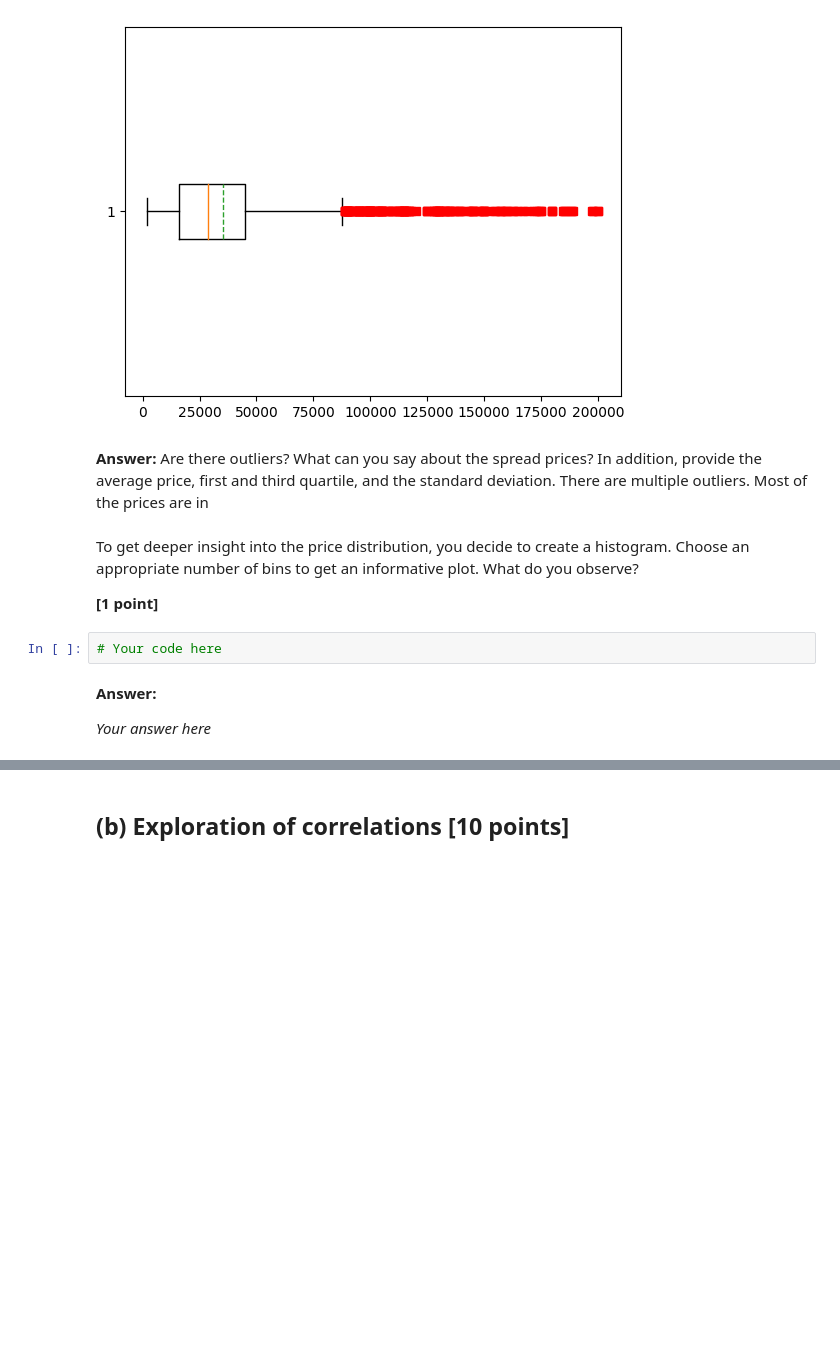
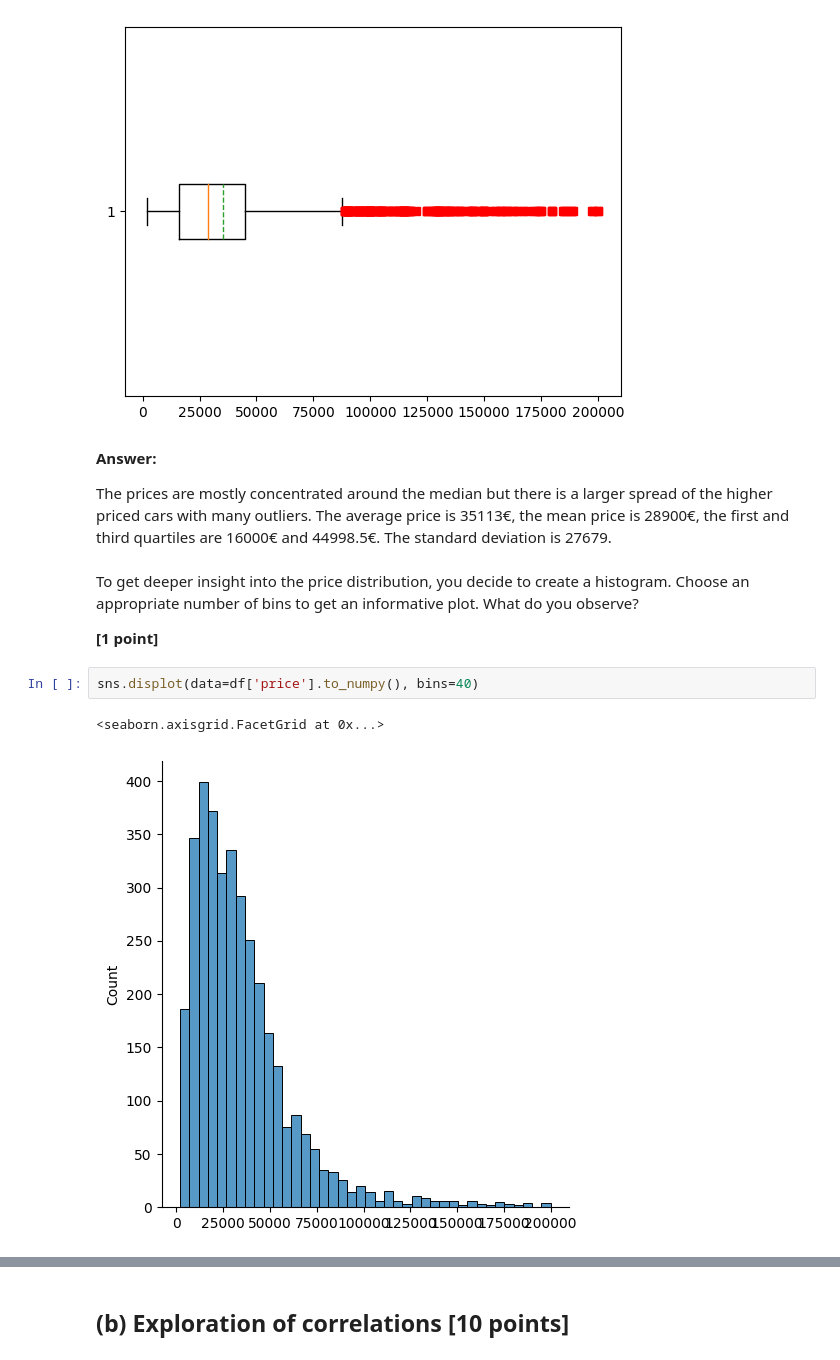
Before and after one commit to Floyden/IDS1, a Jupyter notebook: IDS_WS23_Assignment_part_1-student_updated.ipynb, the cells around one changed output, grey strips where cells are left out. Drawn from its saved outputs; the diff is of its cells as text; blank space fills up the shorter version.

```diff
--- a/IDS_WS23_Assignment_part_1-student_updated.ipynb
+++ b/IDS_WS23_Assignment_part_1-student_updated.ipynb
@@ -220,18 +220,16 @@ np.std(data)
 [35113.58227131 35113.58227131]
 27679.806746065493
 [figure]
-# %% [markdown]
-**Answer:**
-Are there outliers? What can you say about the spread prices? In addition, provide the average price, first and third quartile, and the standard deviation.
-There are multiple outliers.
-Most of the prices are in
+# %% [markdown]
+**Answer:**
+
+The prices are mostly concentrated around the median but there is a larger spread of the higher priced cars with many outliers. The average price is 35113€, the mean price is 28900€, the first and third quartiles are 16000€ and 44998.5€. The standard deviation is 27679.
 # %% [markdown]
 To get deeper insight into the price distribution, you decide to create a histogram. Choose an appropriate number of bins to get an informative plot. What do you observe?
 
 **[1 point]**
-# %%
-# Your code here
-# %% [markdown]
-**Answer:**
-
-*Your answer here*
+# %%
+sns.displot(data=df['price'].to_numpy(), bins=40)
+# %% [output]
+<seaborn.axisgrid.FacetGrid at 0x...>
+[figure, added]
```
Also changed, not shown: parts of 1 cell of this notebook.
